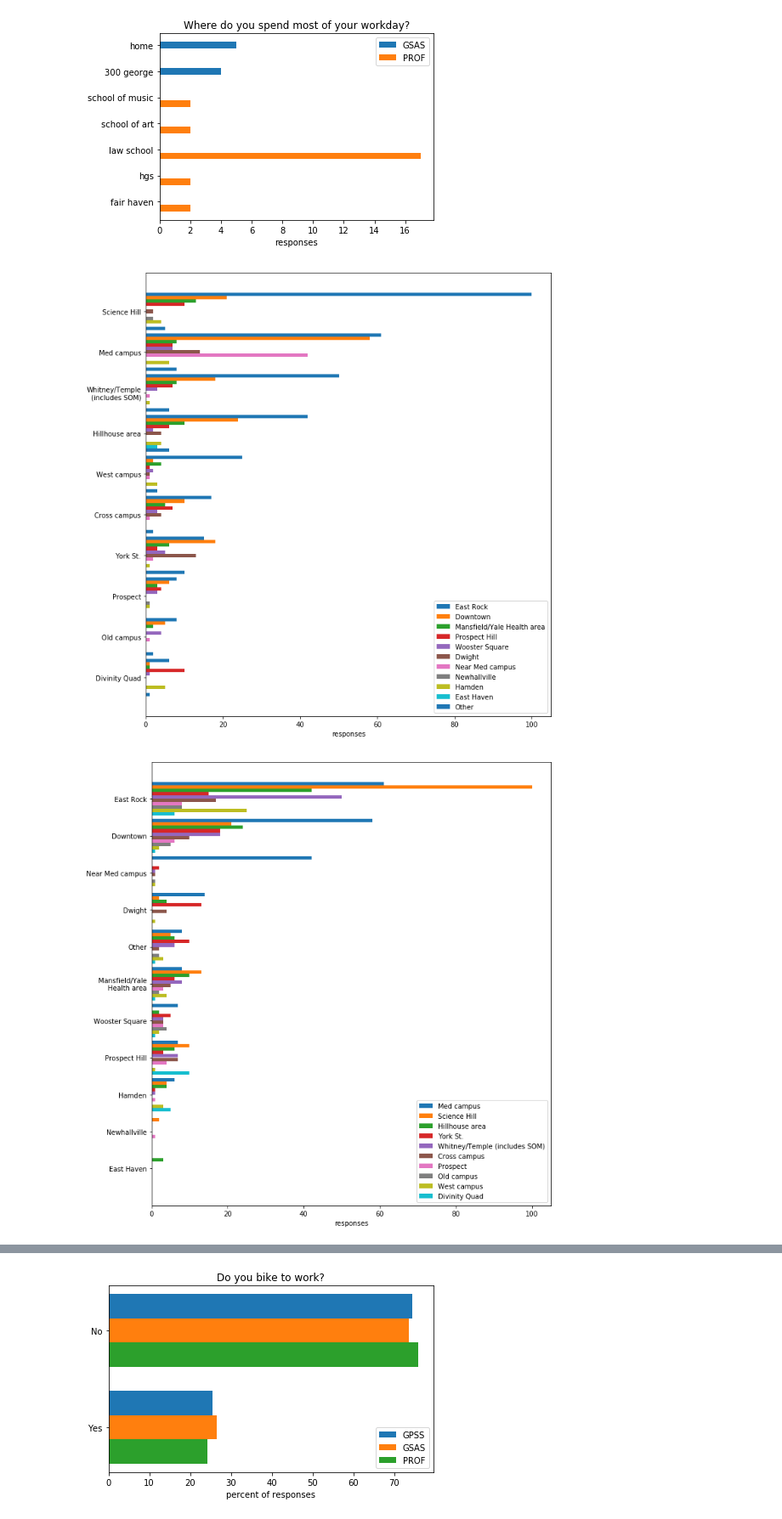
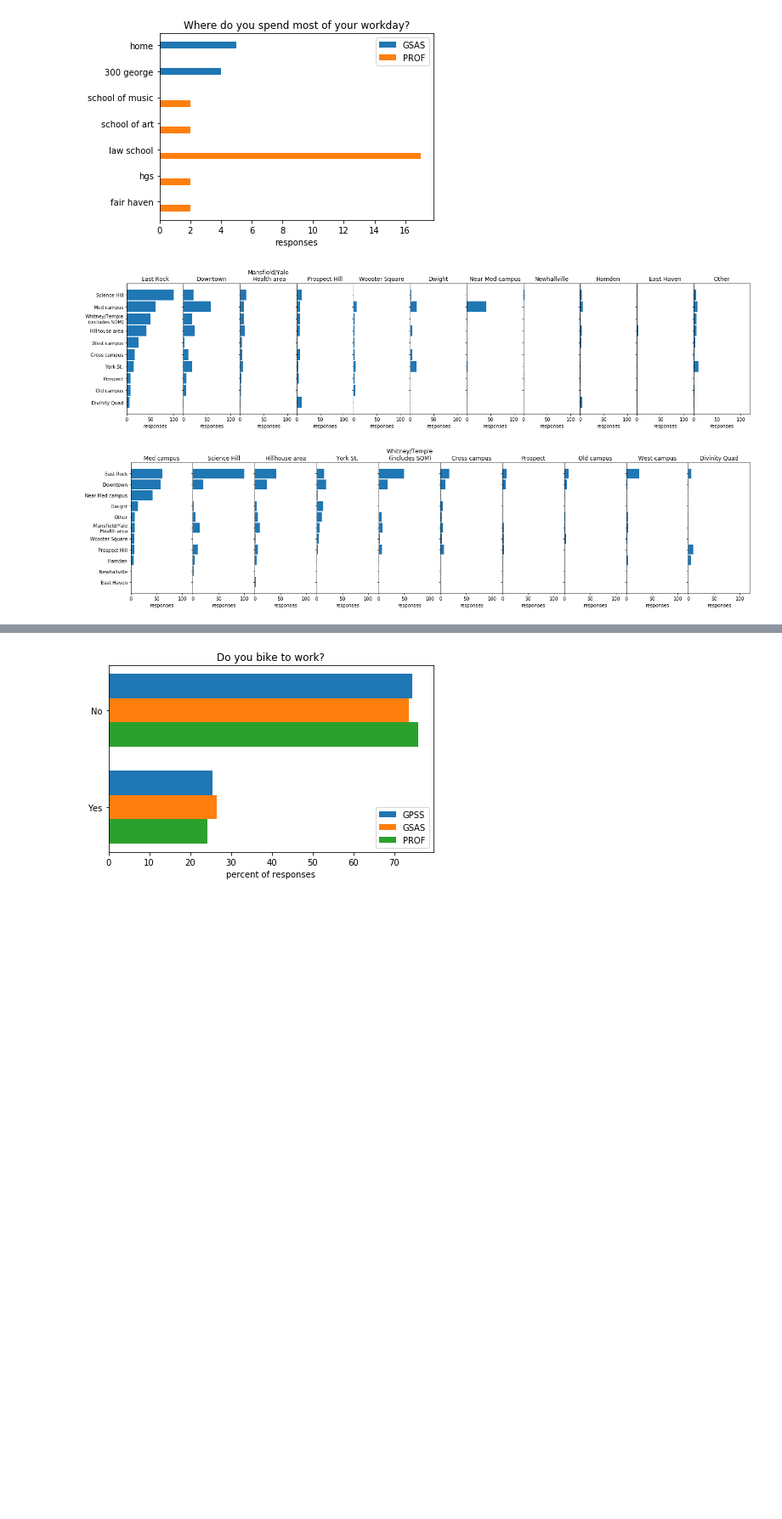
Before and after one commit to matulisca/GSASurveyAnalysis, a Jupyter notebook: transit_analysis.ipynb, the cells around one changed output, grey strips where cells are left out. Shown at 85% size. Saved outputs shown, nothing was run; the diff lists cells and outputs as text; code cells hidden in the pictures; blank space fills up the shorter version.

```diff
--- a/transit_analysis.ipynb
+++ b/transit_analysis.ipynb
@@ -127,14 +127,14 @@ def plot_hist(counts_dict, length=None, norm=True, responses=None,
 
     return responses
 
-def compare_columns(data, col1, col2, r1, r2, ax=None, n_col=6):
+def compare_columns(data, col1, col2, r1, r2, ax=None, n_col=6, sort=True, norm=False):
     counts = dict.fromkeys(r1)
     for key in counts:
         counts[key] = dict.fromkeys(r2, 0)
 
     if ax is None:
-        fig, ax = plt.subplots()
-    sort = True
+        fig, ax = plt.subplots(1, len(r1), sharey=True)
+    sort = sort
     width = 1 / (len(r1)+1)
     for i, resp in enumerate(r1):
         if n_col > 1:
@@ -148,7 +148,8 @@ def compare_columns(data, col1, col2, r1, r2, ax=None, n_col=6):
             count = Counter(data[1:][col2][(data[col1] == resp)])
             for key in counts[resp]:
                 counts[resp][key] += count[key]
-        r2 = plot_hist(counts[resp], responses=r2, label=resp, ax=ax, offset=i*width, width=width, sort=sort, norm=False)
+        r2 = plot_hist(counts[resp], responses=r2, ax=ax[i], sort=sort, norm=norm)
+        ax[i].set_title(clean_string(resp))
         sort = False
 
 GPSS_DATA = get_data(GPSS_FILE)
@@ -299,22 +304,23 @@ fig.savefig('plots/Q4_11_TEXT.png')
 # %%
 # Compare Question 3 and 4
 
 home =  ['East Rock', 'Downtown', 'Mansfield/Yale Health area', 'Prospect Hill', 'Wooster Square', 'Dwight', 'Near Med campus', 'Newhallville', 'Hamden', 'East Haven', 'Other']
 work = ['Med campus', 'Science Hill', 'Hillhouse area', 'York St.', 'Whitney/Temple (includes SOM)', 'Cross campus', 'Prospect', 'Old campus', 'West campus', 'Divinity Quad']
 
-fig1, ax1 = plt.subplots(figsize=[10,10])
-fig2, ax2 = plt.subplots(figsize=[10,10])
+fig1, ax1 = plt.subplots(1, len(home), figsize=[20,5], sharey=True)
+fig2, ax2 = plt.subplots(1, len(work), figsize=[20,5], sharey=True)
 compare_columns(GPSS_DATA, 'Q3', 'Q4', home, work, ax=ax1, n_col=1)
 compare_columns(GPSS_DATA, 'Q4', 'Q3', work, home, ax=ax2, n_col=1)
-ax1.legend()
-ax2.legend()
+for ax in list(ax1) + list(ax2) : ax.set_xlim(0,120)
 fig1.tight_layout()
 fig2.tight_layout()
+fig1.subplots_adjust(wspace=0)
+fig2.subplots_adjust(wspace=0)
 fig1.savefig('plots/Q3_Q4.png')
 fig2.savefig('plots/Q4_Q3.png')
 # %% [output]
-[figure, old version]
+[figure, new version]
-[figure, old version]
+[figure, new version]
 # %%
 # Question 5: Do you feel unsafe on your commute? If so, where?
 
```
Also changed, not shown: parts of 8 cells of this notebook, 17 other files.
